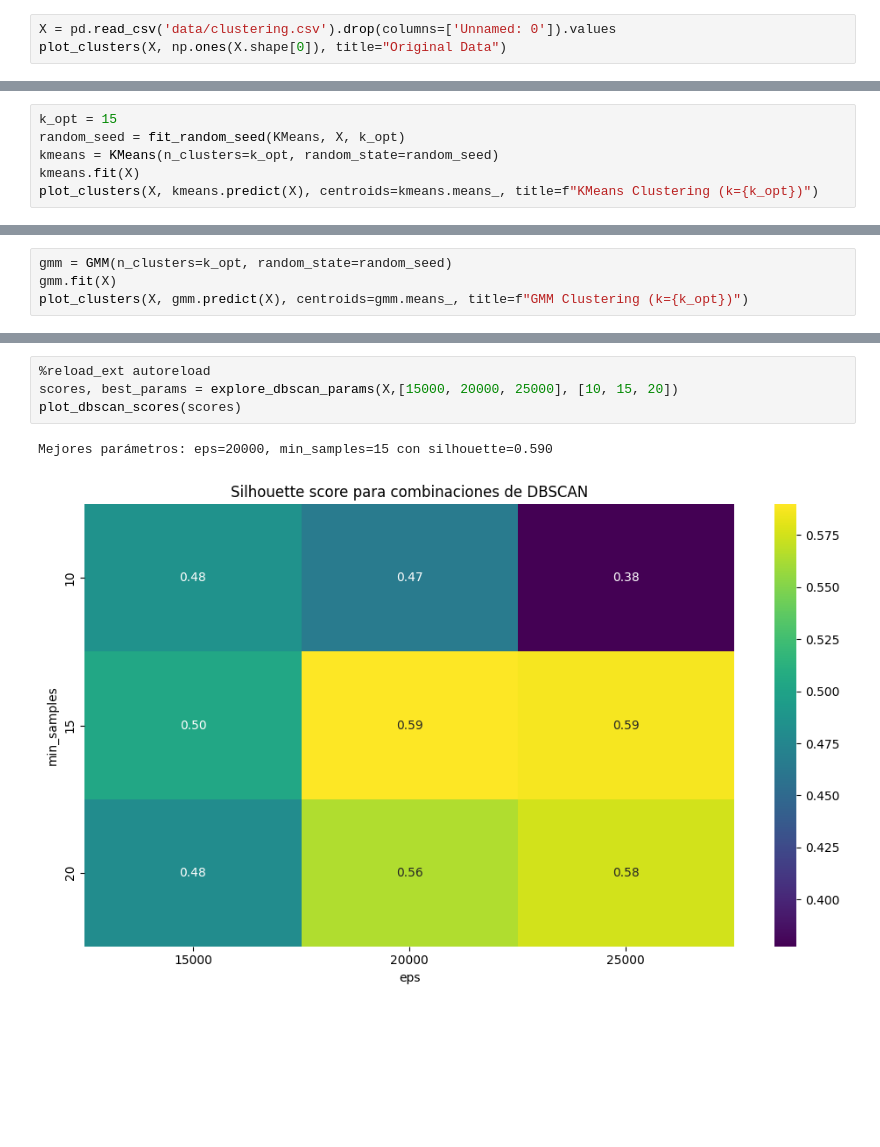
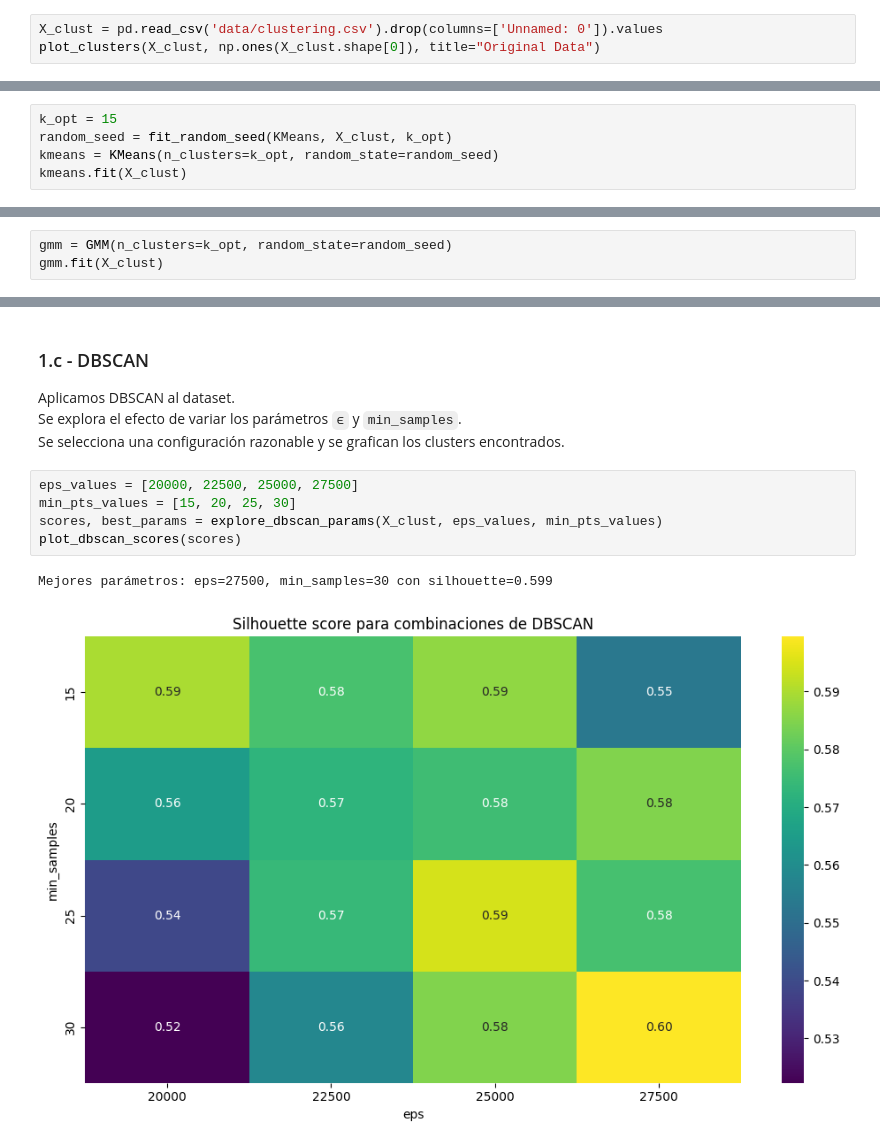
Before and after one commit to elianaostro/ML, a Jupyter notebook: Ostrovsky_Eliana_TP4/Ostrovsky_Eliana_Notebook.ipynb, the cells around one changed output, grey strips where cells are left out. Cells and saved outputs as stored; diff of their text form; blank space fills up the shorter version.

```diff
--- a/Ostrovsky_Eliana_TP4/Ostrovsky_Eliana_Notebook.ipynb
+++ b/Ostrovsky_Eliana_TP4/Ostrovsky_Eliana_Notebook.ipynb
@@ -16,4 +22,4 @@ from src.DBSCAN import DBSCAN
 # %%
-X = pd.read_csv('data/clustering.csv').drop(columns=['Unnamed: 0']).values
-plot_clusters(X, np.ones(X.shape[0]), title="Original Data")
+X_clust = pd.read_csv('data/clustering.csv').drop(columns=['Unnamed: 0']).values
+plot_clusters(X_clust, np.ones(X_clust.shape[0]), title="Original Data")
 # %% [output]
@@ -25,7 +36,6 @@ _ = plot_elbow(losses, range(1, 21), title="Elbow Method for KMeans")
 [figure]
 # %%
 k_opt = 15
-random_seed = fit_random_seed(KMeans, X, k_opt)
+random_seed = fit_random_seed(KMeans, X_clust, k_opt)
 kmeans = KMeans(n_clusters=k_opt, random_state=random_seed)
-kmeans.fit(X)
-plot_clusters(X, kmeans.predict(X), centroids=kmeans.means_, title=f"KMeans Clustering (k={k_opt})")
+kmeans.fit(X_clust)
@@ -38,5 +55,4 @@ _ = plot_elbow(losses, range(1, 21), title="Elbow Method for GMM")
 [figure]
 # %%
 gmm = GMM(n_clusters=k_opt, random_state=random_seed)
-gmm.fit(X)
-plot_clusters(X, gmm.predict(X), centroids=gmm.means_, title=f"GMM Clustering (k={k_opt})")
+gmm.fit(X_clust)
@@ -45,7 +63,14 @@ plot_clusters(X, gmm.predict(X), centroids=gmm.means_, title=f"GMM Clustering (k
+# %% [markdown]
+### 1.c - DBSCAN
+
+Aplicamos DBSCAN al dataset.
+Se explora el efecto de variar los parámetros `ϵ` y `min_samples`.
+Se selecciona una configuración razonable y se grafican los clusters encontrados.
 # %%
-%reload_ext autoreload
-scores, best_params = explore_dbscan_params(X,[15000, 20000, 25000], [10, 15, 20])
+eps_values = [20000, 22500, 25000, 27500]
+min_pts_values = [15, 20, 25, 30]
+scores, best_params = explore_dbscan_params(X_clust, eps_values, min_pts_values)
 plot_dbscan_scores(scores)
 # %% [output]
-Mejores parámetros: eps=20000, min_samples=15 con silhouette=0.590
+Mejores parámetros: eps=27500, min_samples=30 con silhouette=0.599
-[figure, old version]
+[figure, new version]
```
Also changed, not shown: parts of 34 cells of this notebook, 28 other files.
